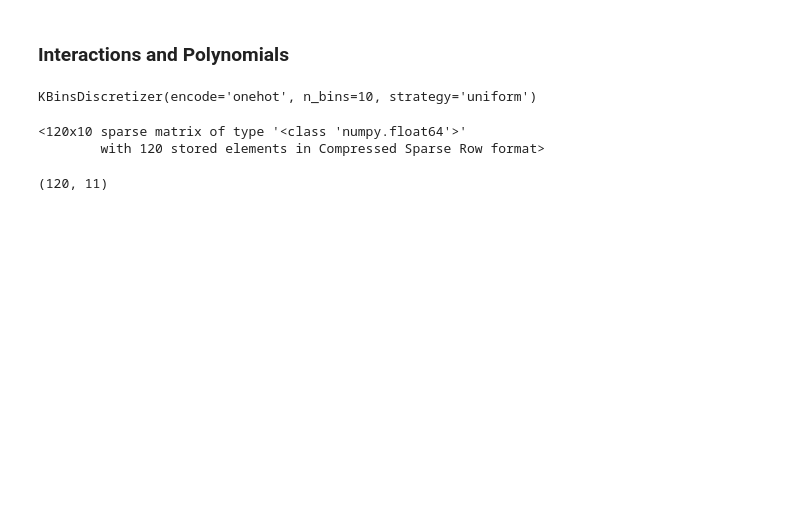
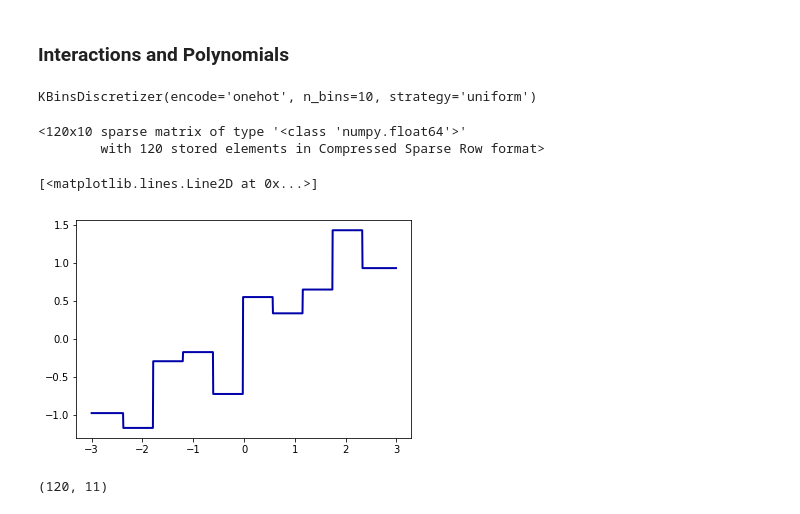
Before and after one commit to geniuschinchillas/Introduction-to-Machine-Learning-with-Python, a Jupyter notebook: Representing Data and Engineering Features/Interactions and Polynomials.ipynb, the cells around one changed output. Cells and saved outputs as stored; diff of their text form; code cells hidden in the pictures; blank space fills up the shorter version.

```diff
--- a/Representing Data and Engineering Features/Interactions and Polynomials.ipynb
+++ b/Representing Data and Engineering Features/Interactions and Polynomials.ipynb
@@ -22,6 +22,13 @@ X_binned
 # %% [output]
 <120x10 sparse matrix of type '<class 'numpy.float64'>'
         with 120 stored elements in Compressed Sparse Row format>
+# %%
+line_binned = kb.transform(line)
+reg = LinearRegression().fit(X_binned, y)
+plt.plot(line, reg.predict(line_binned), label='linear regression binned')
+# %% [output]
+[<matplotlib.lines.Line2D at 0x...>]
+[figure, added]
 # %%
 kb = KBinsDiscretizer(n_bins=10, strategy='uniform', encode='onehot-dense')
 kb.fit(X)
```
Also changed, not shown: parts of 16 cells of this notebook, 2 other files.
